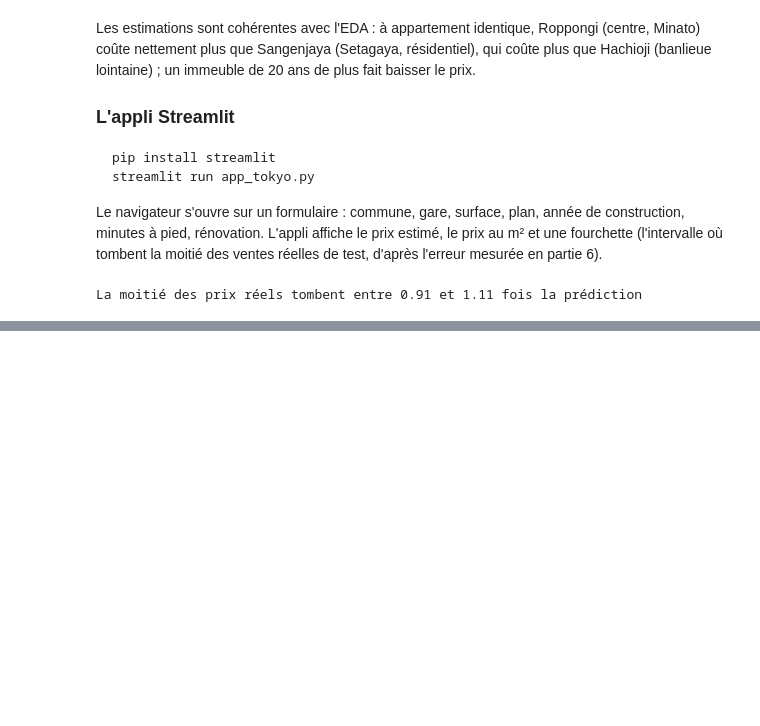
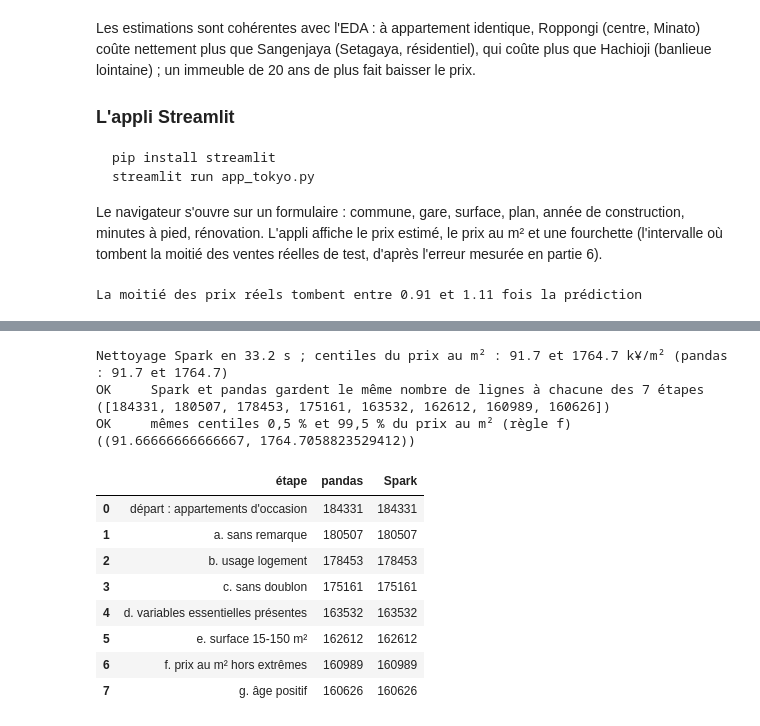
Before and after one commit to QDaruma/BigData, a Jupyter notebook: TP3_ID12/Small/tokyo_immo.ipynb, the cells around one changed output, grey strips where cells are left out. Drawn from its saved outputs; the diff is of its cells as text; code cells hidden in the pictures; blank space fills up the shorter version.

```diff
--- a/tp3/tokyo_immo.ipynb
+++ b/TP3_ID12/Small/tokyo_immo.ipynb
@@ -925,0 +1040,37 @@ La moitié des prix réels tombent entre 0.91 et 1.11 fois la prédiction
+# %%
+t0 = time.perf_counter()
+appart_s = (brut_s.filter(F.col("Type") == "Pre-owned Condominiums, etc.")
+            .withColumn("prix_m2_k", F.col("TradePrice") / F.col("Area") / 1e3))
+etapes_s = [appart_s]
+d_s = appart_s.filter(F.col("Remarks").isNull());                                   etapes_s.append(d_s)
+d_s = d_s.filter(F.col("Use").isNull() | (F.col("Use") == "House"));                etapes_s.append(d_s)
+d_s = d_s.dropDuplicates([c for c in d_s.columns if c != "No"]);                    etapes_s.append(d_s)
+d_s = d_s.dropna(subset=["BuildingYear", "NearestStation", "MinTimeToNearestStation"]); etapes_s.append(d_s)
+d_s = d_s.filter(F.col("Area").between(15, 150)).cache();                           etapes_s.append(d_s)
+bas_s, haut_s = d_s.select(F.expr("percentile(prix_m2_k, 0.005)"), F.expr("percentile(prix_m2_k, 0.995)")).first()
+d_s = d_s.filter(F.col("prix_m2_k").between(bas_s, haut_s));                        etapes_s.append(d_s)
+propre_s = d_s.filter(F.col("Year") >= F.col("BuildingYear")).cache();              etapes_s.append(propre_s)
+lignes_s = [e.count() for e in etapes_s]
+t_nettoyage_s = time.perf_counter() - t0
+
+compte_s = compte[["étape", "lignes"]].rename(columns={"lignes": "pandas"}).assign(Spark=lignes_s)
+print(f"Nettoyage Spark en {t_nettoyage_s:.1f} s ; centiles du prix au m² : {bas_s:.1f} et {haut_s:.1f} k¥/m² "
+      f"(pandas : {bas:.1f} et {haut:.1f})")
+verifier("Spark et pandas gardent le même nombre de lignes à chacune des 7 étapes",
+         compte_s["pandas"].tolist() == lignes_s, lignes_s)
+verifier("mêmes centiles 0,5 % et 99,5 % du prix au m² (règle f)",
+         abs(bas_s - bas) < 1e-6 and abs(haut_s - haut) < 1e-6, (bas_s, haut_s))
+compte_s
+# %% [output]
+Nettoyage Spark en 33.2 s ; centiles du prix au m² : 91.7 et 1764.7 k¥/m² (pandas : 91.7 et 1764.7)
+OK     Spark et pandas gardent le même nombre de lignes à chacune des 7 étapes  ([184331, 180507, 178453, 175161, 163532, 162612, 160989, 160626])
+OK     mêmes centiles 0,5 % et 99,5 % du prix au m² (règle f)  ((91.66666666666667, 1764.7058823529412))
+|  | étape | pandas | Spark |
+| 0 | départ : appartements d'occasion | 184331 | 184331 |
+| 1 | a. sans remarque | 180507 | 180507 |
+| 2 | b. usage logement | 178453 | 178453 |
+| 3 | c. sans doublon | 175161 | 175161 |
+| 4 | d. variables essentielles présentes | 163532 | 163532 |
+| 5 | e. surface 15-150 m² | 162612 | 162612 |
+| 6 | f. prix au m² hors extrêmes | 160989 | 160989 |
+| 7 | g. âge positif | 160626 | 160626 |
```
Also changed, not shown: parts of 33 cells of this notebook, 40 other files.
